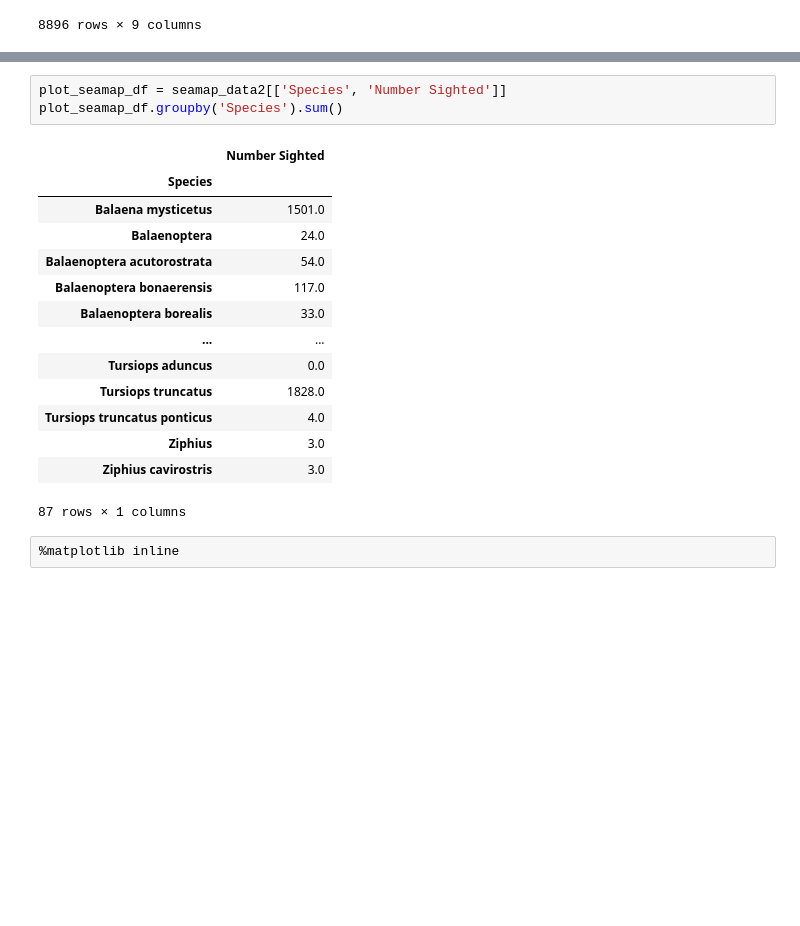
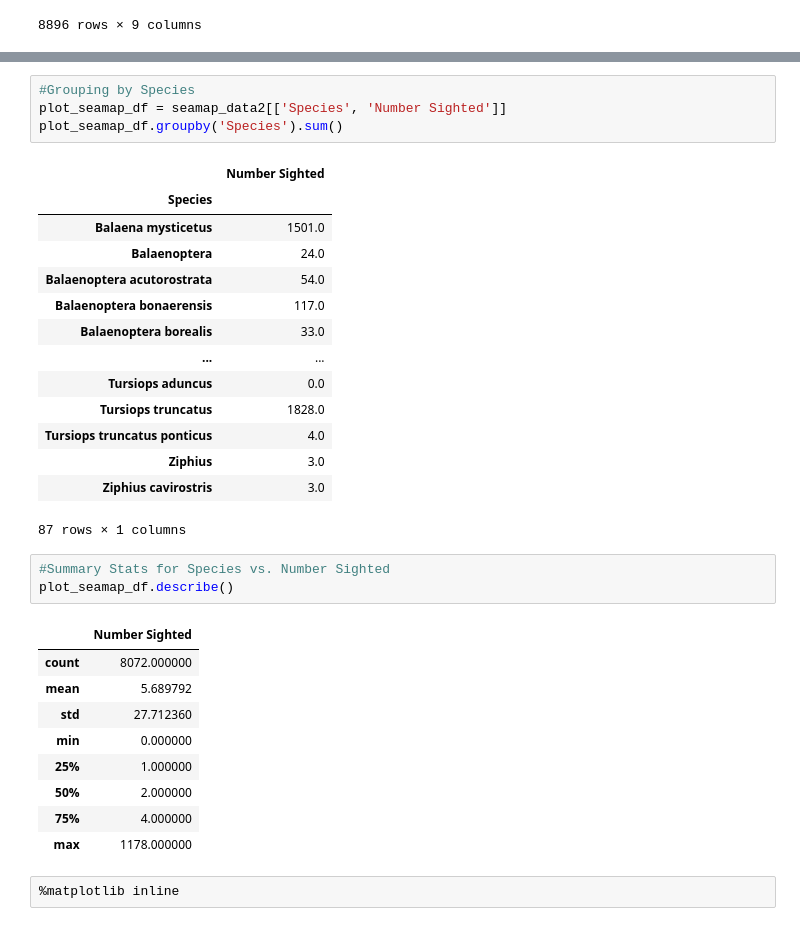
Before and after one commit to ecosterlund/orca, a Jupyter notebook: WhaleMaps.ipynb, the cells around one changed output, grey strips where cells are left out. Drawn from its saved outputs; the diff is of its cells as text; blank space fills up the shorter version.

Commit message:
Screenshots, comments added, double check summary stats

```diff
--- a/WhaleMaps.ipynb
+++ b/WhaleMaps.ipynb
@@ -245,4 +249,5 @@ seamap_data2.describe()
 # %%
+#Grouping by Species
 plot_seamap_df = seamap_data2[['Species', 'Number Sighted']]
 plot_seamap_df.groupby('Species').sum()
 # %% [output]
@@ -260,6 +265,19 @@ plot_seamap_df.groupby('Species').sum()
 | Ziphius | 3.0 |
 | Ziphius cavirostris | 3.0 |
 87 rows × 1 columns
+# %%
+#Summary Stats for Species vs. Number Sighted
+plot_seamap_df.describe()
+# %% [output]
+|  | Number Sighted |
+| count | 8072.000000 |
+| mean | 5.689792 |
+| std | 27.712360 |
+| min | 0.000000 |
+| 25% | 1.000000 |
+| 50% | 2.000000 |
+| 75% | 4.000000 |
+| max | 1178.000000 |
 # %%
 %matplotlib inline
 # %%
```
Also changed, not shown: parts of 13 cells of this notebook, 3 other files.
